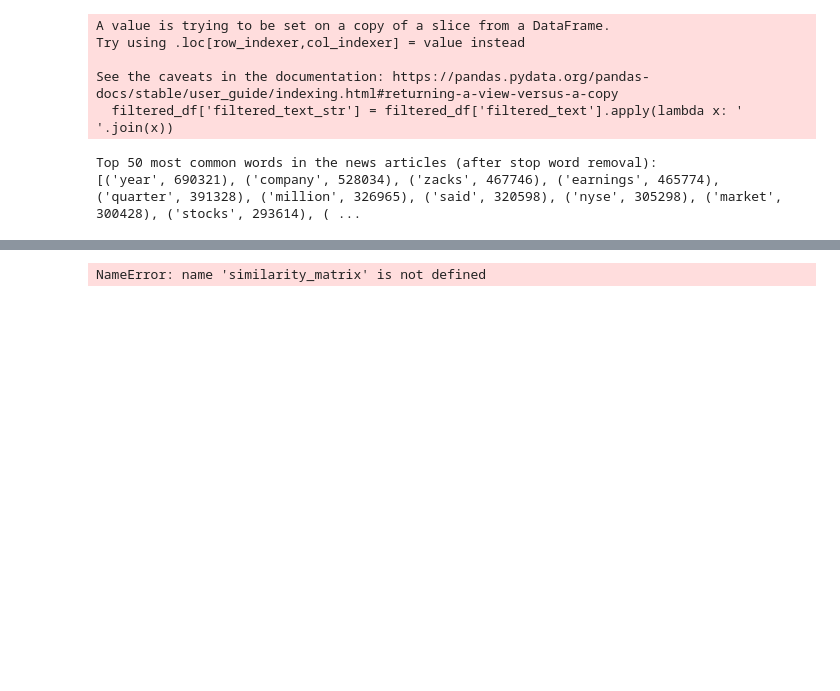
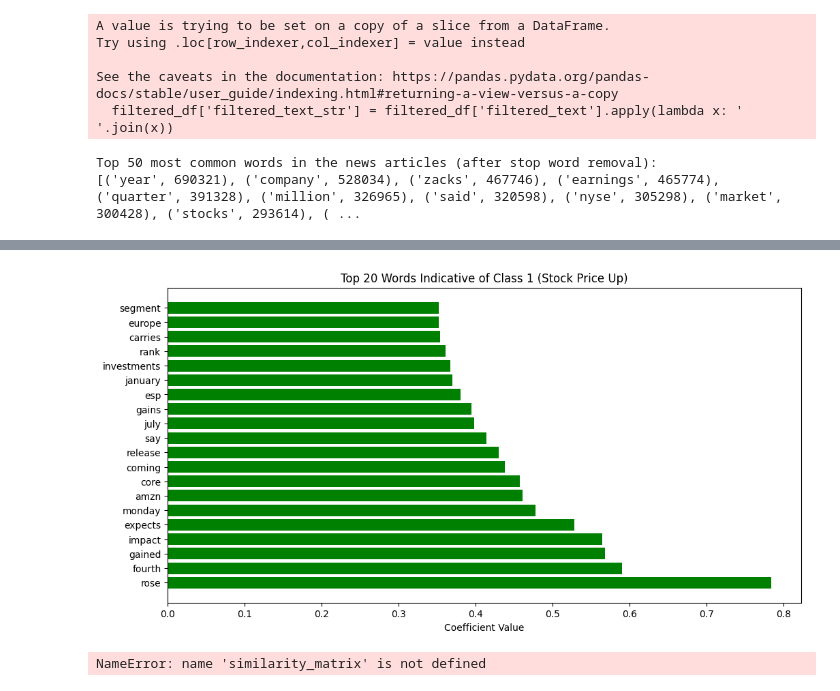
Before and after one commit to GeorgeAntono/Stock-Movement-Prediction, a Jupyter notebook: Data_preprocessing.ipynb, the cells around one changed output, grey strips where cells are left out. Drawn from its saved outputs; the diff is of its cells as text; code cells hidden in the pictures; blank space fills up the shorter version.

```diff
--- a/Data_preprocessing.ipynb
+++ b/Data_preprocessing.ipynb
@@ -185,3 +199,13 @@ plt.show()
+# %%
+# Visualize the top features for Class 1 (Stock Price Up)
+plt.figure(figsize=(12, 6))
+plt.barh([vectorizer.get_feature_names_out()[i] for i in top_features_class_1], coef[top_features_class_1], color='green')
+plt.title('Top 20 Words Indicative of Class 1 (Stock Price Up)')
+plt.xlabel('Coefficient Value')
+plt.gca().invert_yaxis()
+plt.show()
+# %% [output]
+[figure, added]
 # %%
 
 # Compute cosine similarity matrix, which measures the similarity between documents
```
Also changed, not shown: parts of 8 cells of this notebook.
